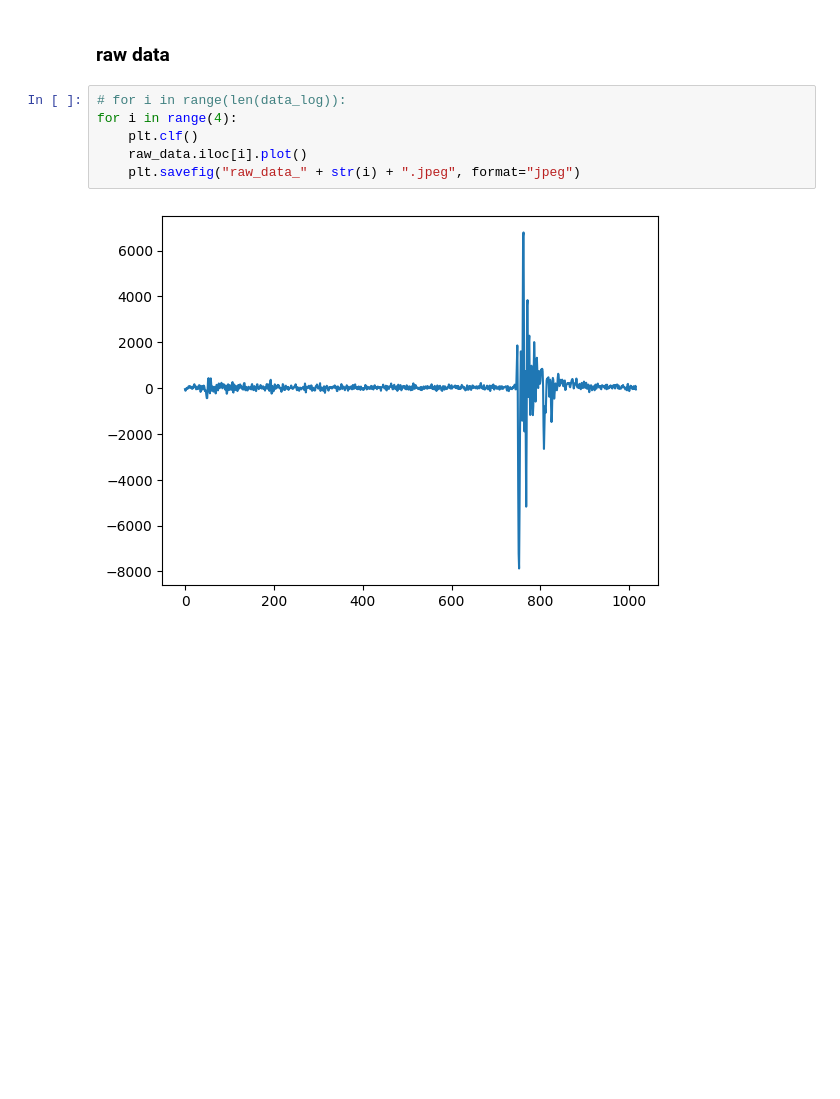
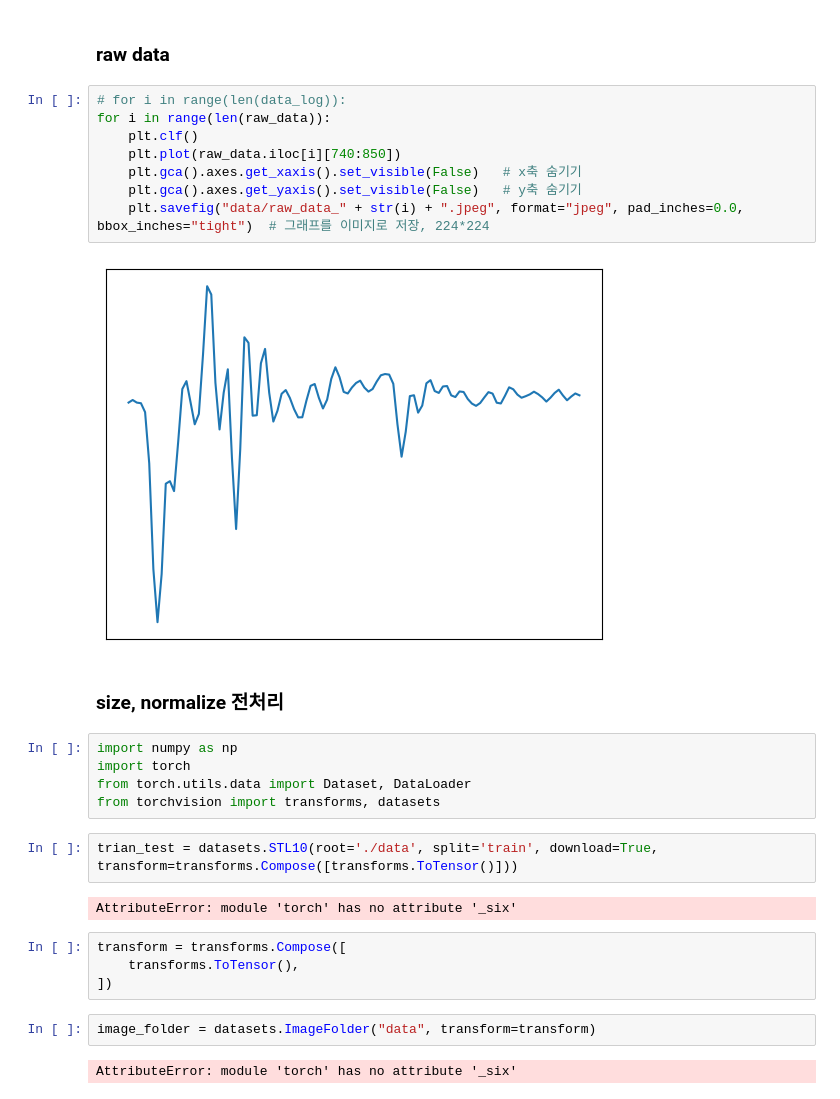
Before and after one commit to jkworldchampion/uwbCir_InvisibleThing, a Jupyter notebook: sample.ipynb, the cells around one changed output. Drawn from its saved outputs; the diff is of its cells as text; blank space fills up the shorter version.

```diff
--- a/sample.ipynb
+++ b/sample.ipynb
@@ -353,9 +353,30 @@ y_label[45:55]
 ### raw data
 # %%
 # for i in range(len(data_log)):
-for i in range(4):
+for i in range(len(raw_data)):
     plt.clf()
-    raw_data.iloc[i].plot()
-    plt.savefig("raw_data_" + str(i) + ".jpeg", format="jpeg")
+    plt.plot(raw_data.iloc[i][740:850])
+    plt.gca().axes.get_xaxis().set_visible(False)   # x축 숨기기
+    plt.gca().axes.get_yaxis().set_visible(False)   # y축 숨기기
+    plt.savefig("data/raw_data_" + str(i) + ".jpeg", format="jpeg", pad_inches=0.0, bbox_inches="tight")  # 그래프를 이미지로 저장, 224*224
 # %% [output]
-[figure, old version]
+[figure, new version]
+# %% [markdown]
+### size, normalize 전처리
+# %%
+import numpy as np
+import torch
+from torch.utils.data import Dataset, DataLoader
+from torchvision import transforms, datasets
+# %%
+trian_test = datasets.STL10(root='./data', split='train', download=True, transform=transforms.Compose([transforms.ToTensor()]))
+# %% [output]
+AttributeError: module 'torch' has no attribute '_six'
+# %%
+transform = transforms.Compose([
+    transforms.ToTensor(),
+])
+# %%
+image_folder = datasets.ImageFolder("data", transform=transform)
+# %% [output]
+AttributeError: module 'torch' has no attribute '_six'
```
Also changed, not shown: parts of 3 cells of this notebook.
